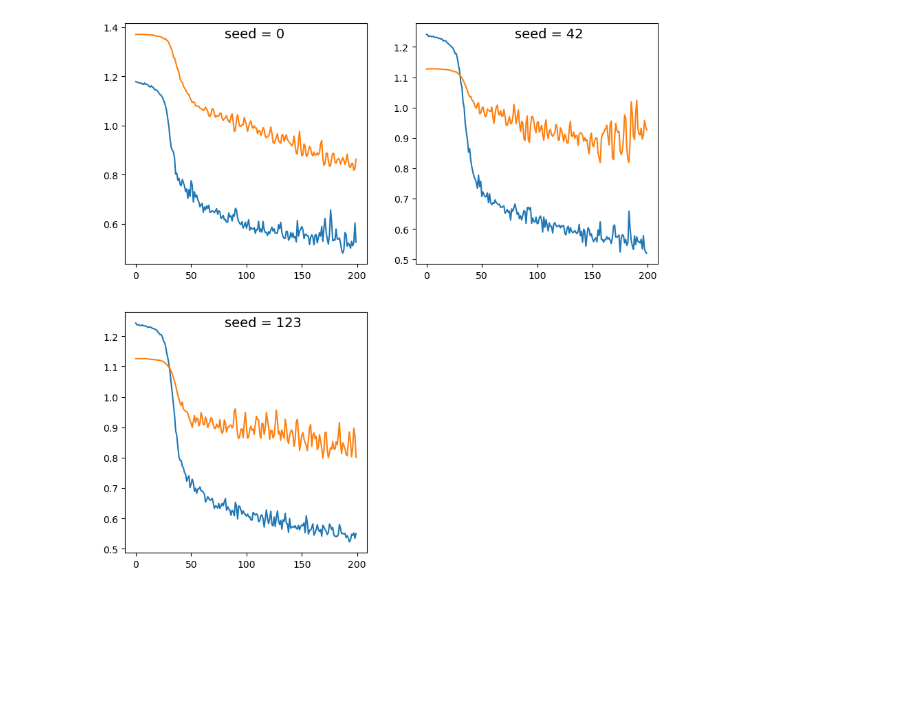
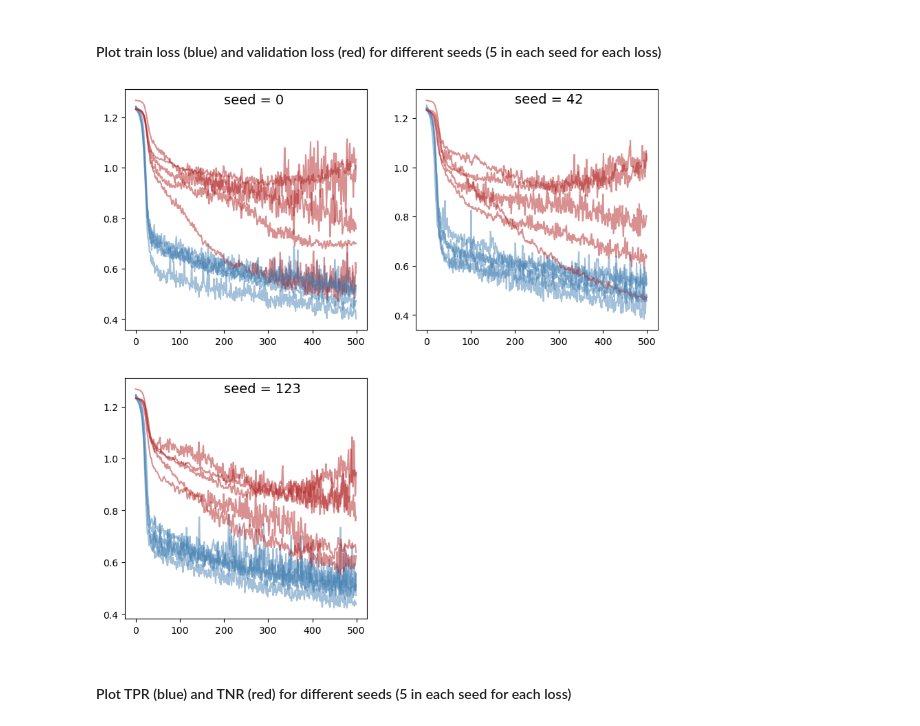
Before and after one commit to itaisfaradi/LSTransient_classifier, a Jupyter notebook: post_processing.ipynb, the cells around one changed output. Cells and saved outputs as stored; diff of their text form; code cells hidden in the pictures; blank space fills up the shorter version.

```diff
--- a/post_processing.ipynb
+++ b/post_processing.ipynb
@@ -166,7 +6,0 @@ class TwoBandLC(Dataset):
-# %%
-list_of_dicts = pkl.load(open("all_objects_dicts.pkl", "rb")) # Load preprocessed dataset
-list_of_dicts = [obj for obj in list_of_dicts if "label" in obj] # Filter out objects without labels
-labels = np.array([obj["label"] for obj in list_of_dicts], dtype=np.int64) # Extract labels
-n_pos = int((labels == 1).sum()) # Count positive samples (TDEs)
-n_neg = int((labels == 0).sum()) # Count negative samples (Ia SNe)
-dataset = TwoBandLC(list_of_dicts, T=300.0, L=300, use_err=True, normalize_per_object=True, up_to_peak=True) # Create dataset instance
@@ -193,18 +7,26 @@ list_of_dicts
 # %%
 seed_list = [0,42,123]#,20260116]
+fold_list = [0,1,2,3,4]
 outputs = {}
 for seed in seed_list:
-    folder_path = "output_models/full_lc/seed{}".format(seed)
-    outputs["seed_{}".format(seed)] = pkl.load(open(folder_path + "/model_evals.pkl".format(seed),"rb"))
+    for fold in fold_list:
+        folder_path = f"output_models/full_lc/seed#{seed}/{fold}-fold"
+        outputs[f"seed#{seed}_{fold}-fold"] = pkl.load(open(folder_path + "/model_evals.pkl".format(seed),"rb"))
+# %% [markdown]
+#### Plot train loss (blue) and validation loss (red) for different seeds (5 in each seed for each loss)
 # %%
 fig = plt.figure(figsize=(10,10))
-for ix, seed in enumerate(seed_list):
-    output = outputs["seed_{}".format(seed)]
-    ax = fig.add_subplot(2,2,ix+1)
-    ax.plot(output["train_loss"])
-    ax.plot(output["val_loss"])
-    ax.text(s='seed = {}'.format(seed),x=len(output["val_loss"])/2.5,y=max(max(output["train_loss"]),max(output["val_loss"]))/1.01,fontsize=14)
+for ix1, seed in enumerate(seed_list):
+    ax = fig.add_subplot(2,2,ix1+1)
+    for ix2, fold in enumerate(fold_list):
+        output = outputs[f"seed#{seed}_{fold}-fold"]
+        ax.plot(output["train_loss"], color='steelblue', alpha=0.5)
+        ax.plot(output["val_loss"], color='firebrick', alpha=0.5)
+        if ix2 == 0:
+            ax.text(s='seed = {}'.format(seed),x=len(output["val_loss"])/2.5,y=max(max(output["train_loss"]),max(output["val_loss"]))/1.01,fontsize=14)
 # %% [output]
-[figure, old version]
+[figure, new version]
+# %% [markdown]
+#### Plot TPR (blue) and TNR (red) for different seeds (5 in each seed for each loss)
 # %%
 fig = plt.figure(figsize=(10,10))
```
Also changed, not shown: parts of 11 cells of this notebook, 1 other file.
